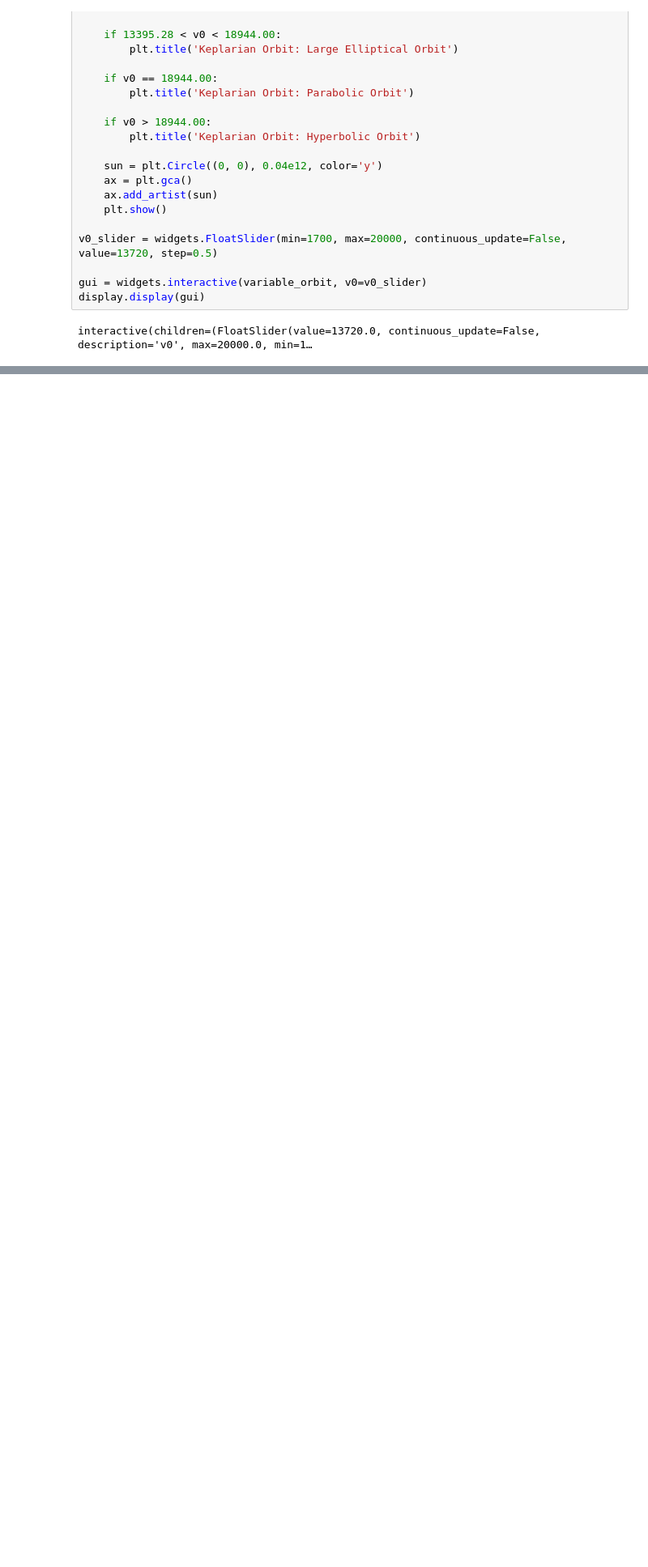
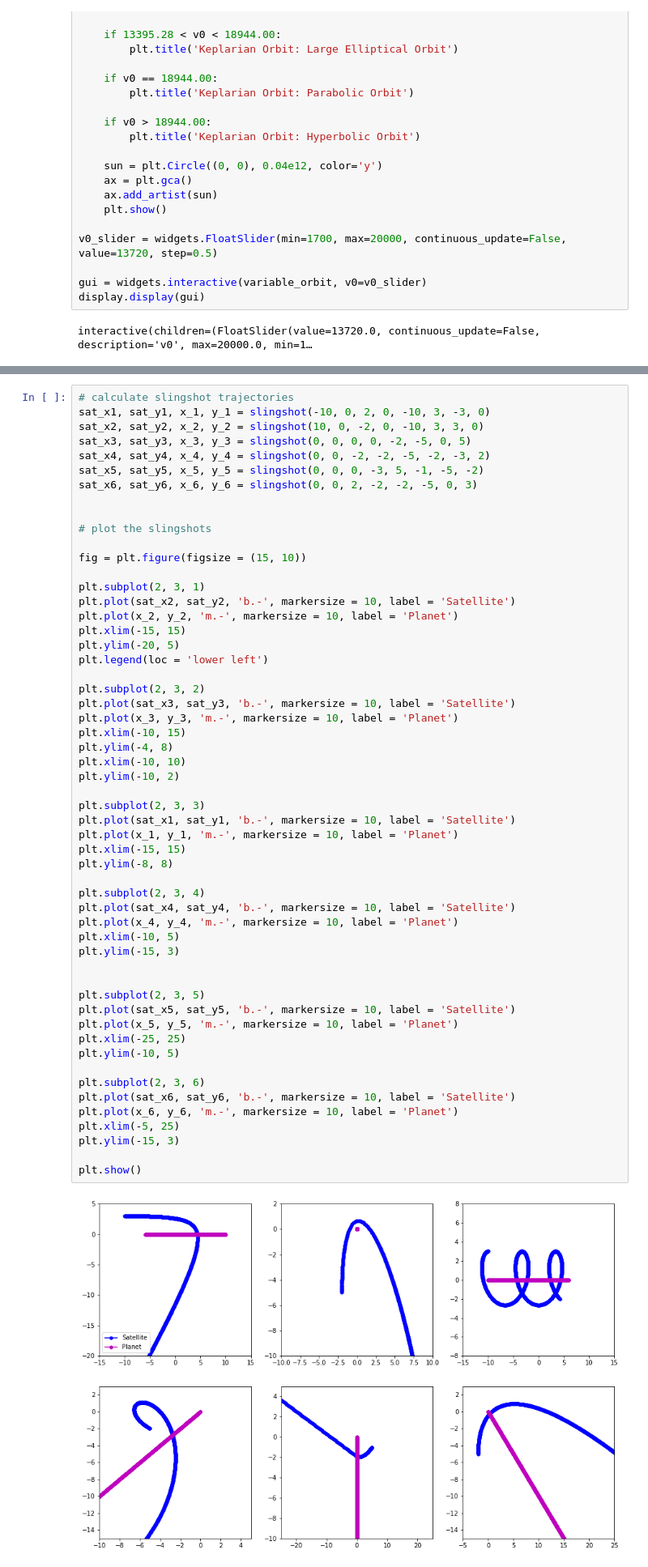
Before and after one commit to meh187/comp-methods-slingshot, a Jupyter notebook: Final Project Code.ipynb, the cells around one changed output, grey strips where cells are left out. Shown at 81% size. Saved outputs shown, nothing was run; the diff lists cells and outputs as text; blank space fills up the shorter version.

```diff
--- a/Final Project Code.ipynb
+++ b/Final Project Code.ipynb
@@ -439,0 +516,57 @@ interactive(children=(FloatSlider(value=13720.0, continuous_update=False, descri
+# %%
+# calculate slingshot trajectories
+sat_x1, sat_y1, x_1, y_1 = slingshot(-10, 0, 2, 0, -10, 3, -3, 0)
+sat_x2, sat_y2, x_2, y_2 = slingshot(10, 0, -2, 0, -10, 3, 3, 0)
+sat_x3, sat_y3, x_3, y_3 = slingshot(0, 0, 0, 0, -2, -5, 0, 5)
+sat_x4, sat_y4, x_4, y_4 = slingshot(0, 0, -2, -2, -5, -2, -3, 2)
+sat_x5, sat_y5, x_5, y_5 = slingshot(0, 0, 0, -3, 5, -1, -5, -2)
+sat_x6, sat_y6, x_6, y_6 = slingshot(0, 0, 2, -2, -2, -5, 0, 3)
+
+
+# plot the slingshots
+
+fig = plt.figure(figsize = (15, 10))
+
+plt.subplot(2, 3, 1)
+plt.plot(sat_x2, sat_y2, 'b.-', markersize = 10, label = 'Satellite')
+plt.plot(x_2, y_2, 'm.-', markersize = 10, label = 'Planet')
+plt.xlim(-15, 15)
+plt.ylim(-20, 5)
+plt.legend(loc = 'lower left')
+
+plt.subplot(2, 3, 2)
+plt.plot(sat_x3, sat_y3, 'b.-', markersize = 10, label = 'Satellite')
+plt.plot(x_3, y_3, 'm.-', markersize = 10, label = 'Planet')
+plt.xlim(-10, 15)
+plt.ylim(-4, 8)
+plt.xlim(-10, 10)
+plt.ylim(-10, 2)
+
+plt.subplot(2, 3, 3)
+plt.plot(sat_x1, sat_y1, 'b.-', markersize = 10, label = 'Satellite')
+plt.plot(x_1, y_1, 'm.-', markersize = 10, label = 'Planet')
+plt.xlim(-15, 15)
+plt.ylim(-8, 8)
+
+plt.subplot(2, 3, 4)
+plt.plot(sat_x4, sat_y4, 'b.-', markersize = 10, label = 'Satellite')
+plt.plot(x_4, y_4, 'm.-', markersize = 10, label = 'Planet')
+plt.xlim(-10, 5)
+plt.ylim(-15, 3)
+
+
+plt.subplot(2, 3, 5)
+plt.plot(sat_x5, sat_y5, 'b.-', markersize = 10, label = 'Satellite')
+plt.plot(x_5, y_5, 'm.-', markersize = 10, label = 'Planet')
+plt.xlim(-25, 25)
+plt.ylim(-10, 5)
+
+plt.subplot(2, 3, 6)
+plt.plot(sat_x6, sat_y6, 'b.-', markersize = 10, label = 'Satellite')
+plt.plot(x_6, y_6, 'm.-', markersize = 10, label = 'Planet')
+plt.xlim(-5, 25)
+plt.ylim(-15, 3)
+
+plt.show()
+# %% [output]
+[figure, added]
```
Also changed, not shown: parts of 36 cells of this notebook.
